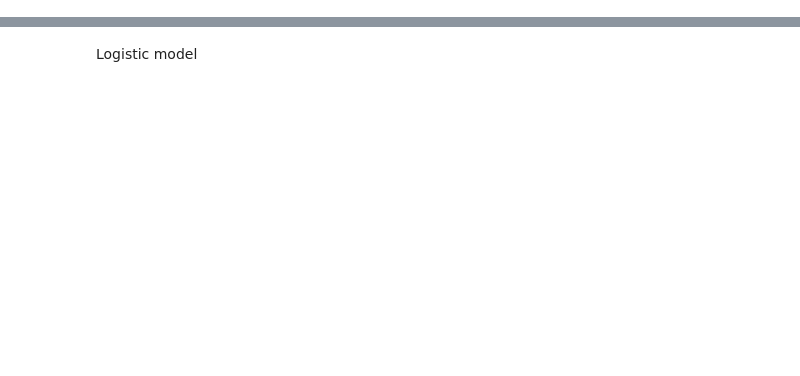
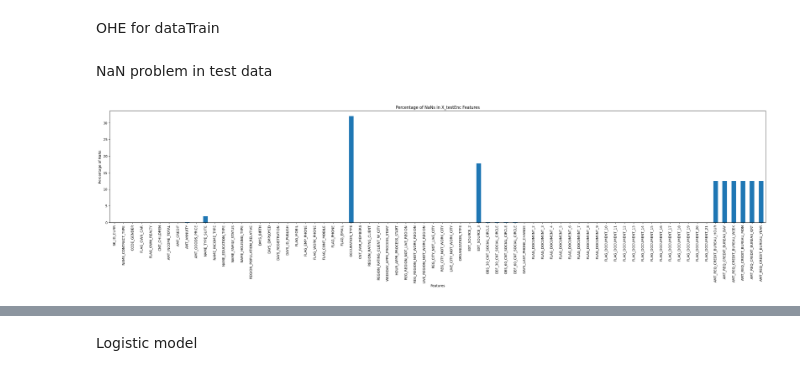
Before and after one commit to AndreyLebedinskiy/Application-scoring-model, a Jupyter notebook: model.ipynb, the cells around one changed output, grey strips where cells are left out. Drawn from its saved outputs; the diff is of its cells as text; code cells hidden in the pictures; blank space fills up the shorter version.

Commit message:
Added NaN removing lines for test df, OHE, basic logistic regression

```diff
--- a/model.ipynb
+++ b/model.ipynb
@@ -7,3 +3,6 @@ import pandas as pd
 import numpy as np
 # %%
 dataTrain = pd.read_csv("preparedData.csv")
+X_test = pd.read_csv("data/application_test.csv")
+# %%
+dTCols = dataTrain.columns.tolist()
@@ -9,0 +29,4 @@ dataTrain = pd.read_csv("preparedData.csv")
+# %%
+dTCols = dTCols[:1] + dTCols[2:]
+# %%
+X_test = X_test[dTCols]
@@ -9,0 +50,2 @@ dataTrain = pd.read_csv("preparedData.csv")
+# %% [markdown]
+OHE for dataTrain
@@ -9,0 +56,2 @@ dataTrain = pd.read_csv("preparedData.csv")
+# %% [markdown]
+NaN problem in test data
@@ -9,0 +60,9 @@ dataTrain = pd.read_csv("preparedData.csv")
+# %%
+nan_percentage = (X_test.isnull().sum() / len(X_test)) * 100
+nan_percentage.plot(kind='bar', figsize=(35, 6))
+plt.title('Percentage of NaNs in X_testEnc Features')
+plt.xlabel('Features')
+plt.ylabel('Percentage of NaNs')
+plt.show()
+# %% [output]
+[figure, added]
```
Also changed, not shown: parts of 36 cells of this notebook.
